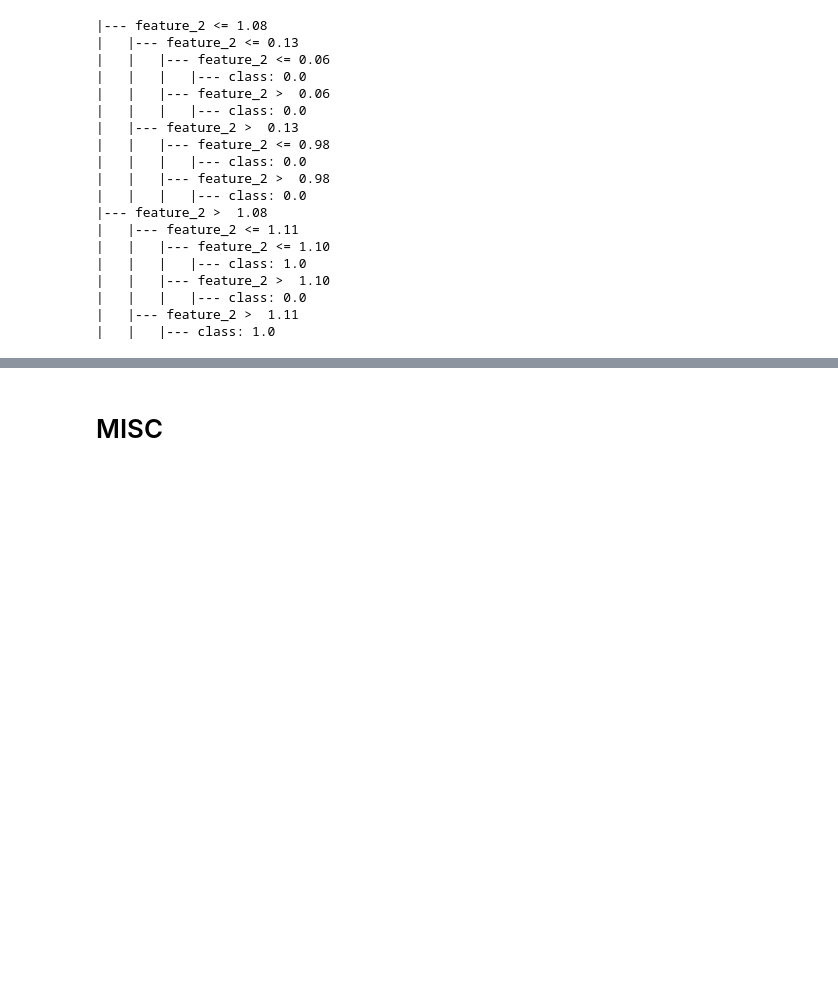
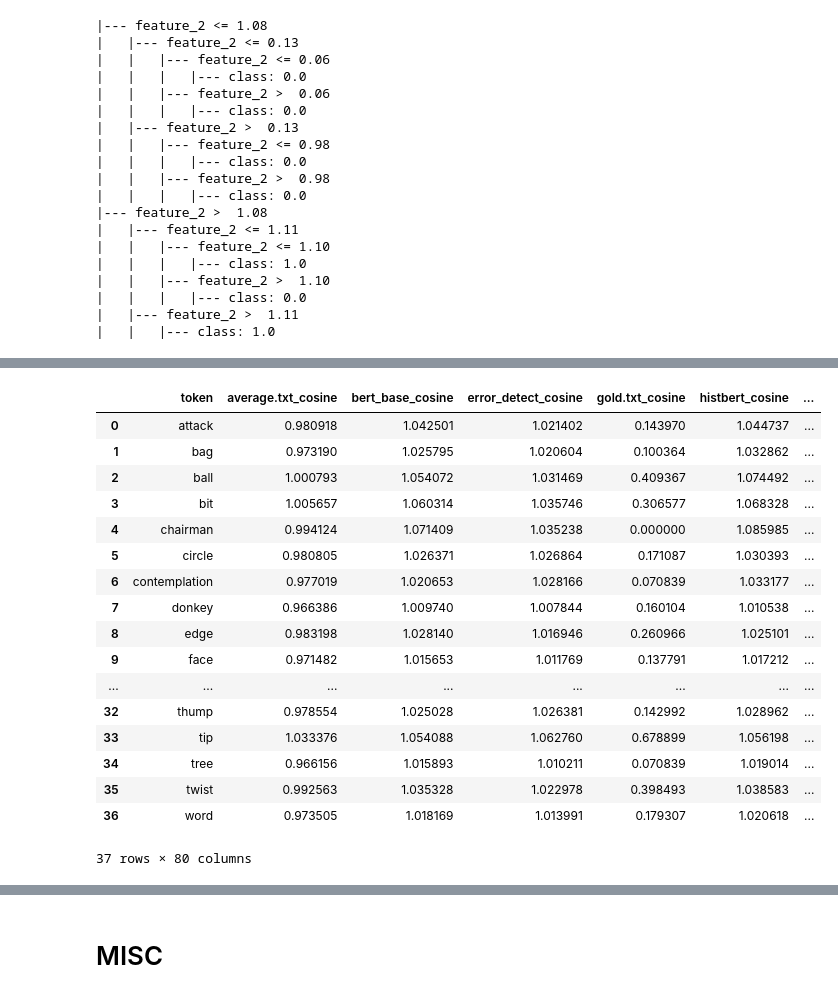
Before and after one commit to Zzzzzzzw-17/semeval2020, a Jupyter notebook: lsc.ipynb, the cells around one changed output, grey strips where cells are left out. Saved outputs shown, nothing was run; the diff lists cells and outputs as text; code cells hidden in the pictures; blank space fills up the shorter version.

```diff
--- a/lsc.ipynb
+++ b/lsc.ipynb
@@ -298,0 +388,23 @@ viz
+# %%
+import pandas as pd
+df = pd.read_csv('dt_new.csv')
+df
+# %% [output]
+|  | token | average.txt_cosine | bert_base_cosine | error_detect_cosine | gold.txt_cosine | histbert_cosine | ... |
+| 0 | attack | 0.980918 | 1.042501 | 1.021402 | 0.143970 | 1.044737 | ... |
+| 1 | bag | 0.973190 | 1.025795 | 1.020604 | 0.100364 | 1.032862 | ... |
+| 2 | ball | 1.000793 | 1.054072 | 1.031469 | 0.409367 | 1.074492 | ... |
+| 3 | bit | 1.005657 | 1.060314 | 1.035746 | 0.306577 | 1.068328 | ... |
+| 4 | chairman | 0.994124 | 1.071409 | 1.035238 | 0.000000 | 1.085985 | ... |
+| 5 | circle | 0.980805 | 1.026371 | 1.026864 | 0.171087 | 1.030393 | ... |
+| 6 | contemplation | 0.977019 | 1.020653 | 1.028166 | 0.070839 | 1.033177 | ... |
+| 7 | donkey | 0.966386 | 1.009740 | 1.007844 | 0.160104 | 1.010538 | ... |
+| 8 | edge | 0.983198 | 1.028140 | 1.016946 | 0.260966 | 1.025101 | ... |
+| 9 | face | 0.971482 | 1.015653 | 1.011769 | 0.137791 | 1.017212 | ... |
+| ... | ... | ... | ... | ... | ... | ... | ... |
+| 32 | thump | 0.978554 | 1.025028 | 1.026381 | 0.142992 | 1.028962 | ... |
+| 33 | tip | 1.033376 | 1.054088 | 1.062760 | 0.678899 | 1.056198 | ... |
+| 34 | tree | 0.966156 | 1.015893 | 1.010211 | 0.070839 | 1.019014 | ... |
+| 35 | twist | 0.992563 | 1.035328 | 1.022978 | 0.398493 | 1.038583 | ... |
+| 36 | word | 0.973505 | 1.018169 | 1.013991 | 0.179307 | 1.020618 | ... |
+37 rows × 80 columns
```
Also changed, not shown: parts of 13 cells of this notebook.
